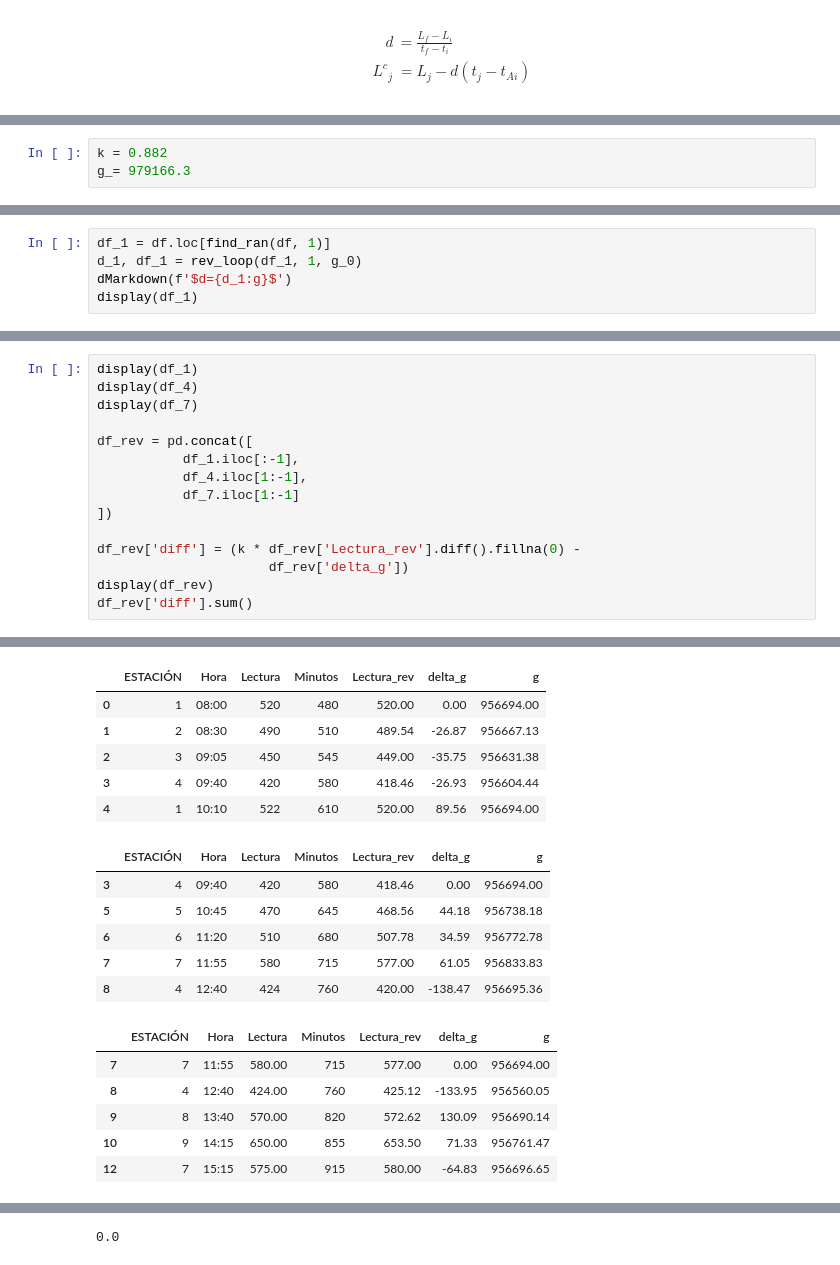
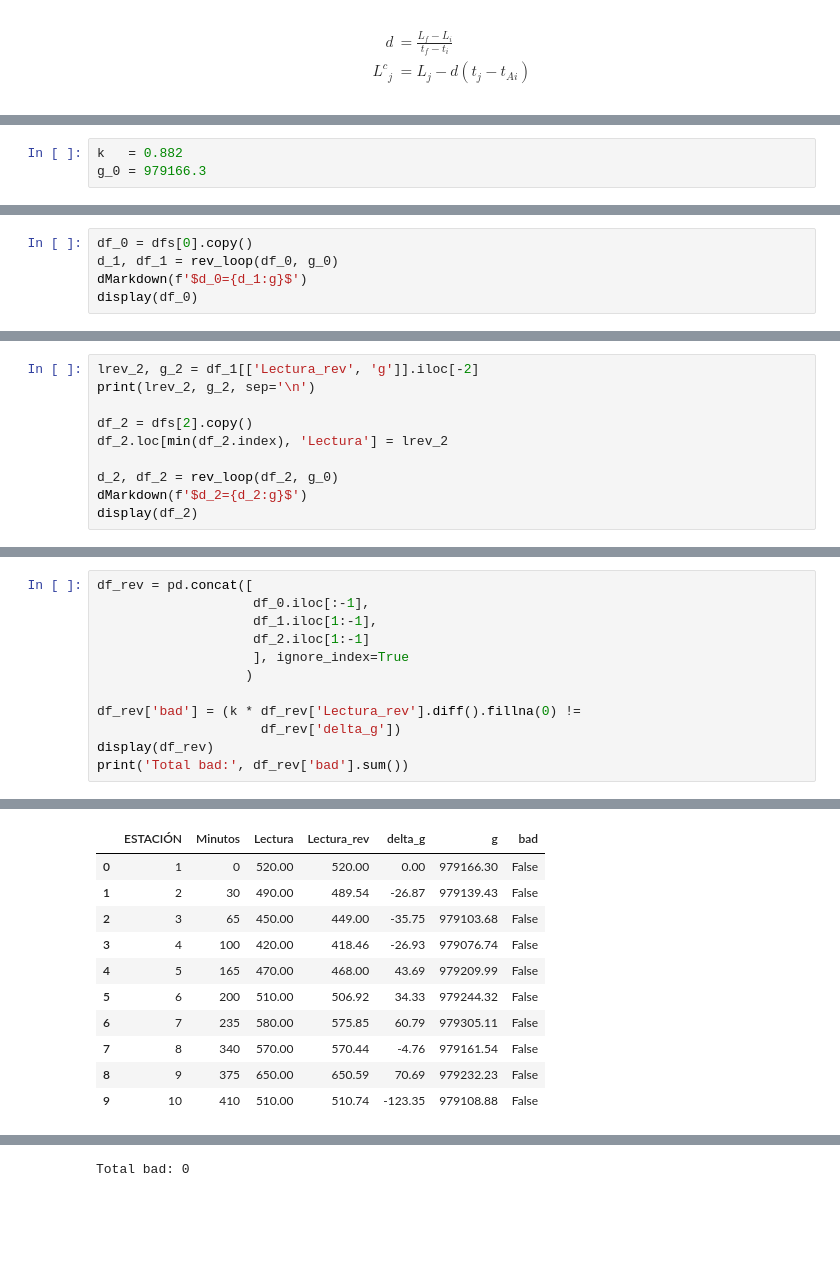
Before and after one commit to edwardptera/SHIMIA-Gravimetrico, a Jupyter notebook: Gravimetry/Deriva_Instrumental.ipynb, the cells around one changed output, grey strips where cells are left out. Saved outputs shown, nothing was run; the diff lists cells and outputs as text; blank space fills up the shorter version.

```diff
--- a/Gravimetry/Deriva_Instrumental.ipynb
+++ b/Gravimetry/Deriva_Instrumental.ipynb
@@ -140,6 +125,6 @@ display(df0.set_index("ESTACIÓN").T)
 # %%
-k = 0.882
-g_= 979166.3
+k   = 0.882
+g_0 = 979166.3
 # %% [output]
 [interactive output not drawn]
 # %%
@@ -165,7 +201,7 @@ def rev_loop(dfv, v, g):
 # %%
-df_1 = df.loc[find_ran(df, 1)]
-d_1, df_1 = rev_loop(df_1, 1, g_0)
-dMarkdown(f'$d={d_1:g}$')
-display(df_1)
+df_0 = dfs[0].copy()
+d_1, df_1 = rev_loop(df_0, g_0)
+dMarkdown(f'$d_0={d_1:g}$')
+display(df_0)
 # %% [output]
 [interactive output not drawn]
@@ -222,0 +236,10 @@ $d=-0.025$
+# %%
+lrev_2, g_2 = df_1[['Lectura_rev', 'g']].iloc[-2]
+print(lrev_2, g_2, sep='\n')
+
+df_2 = dfs[2].copy()
+df_2.loc[min(df_2.index), 'Lectura'] = lrev_2
+
+d_2, df_2 = rev_loop(df_2, g_0)
+dMarkdown(f'$d_2={d_2:g}$')
+display(df_2)
@@ -223,35 +257,25 @@ $d=-0.025$
 # %%
-display(df_1)
-display(df_4)
-display(df_7)
+df_rev = pd.concat([
+                    df_0.iloc[:-1],
+                    df_1.iloc[1:-1],
+                    df_2.iloc[1:-1]
+                    ], ignore_index=True
+                   )
 
-df_rev = pd.concat([
-           df_1.iloc[:-1],
-           df_4.iloc[1:-1],
-           df_7.iloc[1:-1]
-])
-
-df_rev['diff'] = (k * df_rev['Lectura_rev'].diff().fillna(0) -
-                      df_rev['delta_g'])
+df_rev['bad'] = (k * df_rev['Lectura_rev'].diff().fillna(0) !=
+                     df_rev['delta_g'])
 display(df_rev)
-df_rev['diff'].sum()
+print('Total bad:', df_rev['bad'].sum())
 # %% [output]
 [interactive output not drawn]
-|  | ESTACIÓN | Hora | Lectura | Minutos | Lectura_rev | delta_g | g |
-| 0 | 1 | 08:00 | 520 | 480 | 520.00 | 0.00 | 956694.00 |
-| 1 | 2 | 08:30 | 490 | 510 | 489.54 | -26.87 | 956667.13 |
-| 2 | 3 | 09:05 | 450 | 545 | 449.00 | -35.75 | 956631.38 |
-| 3 | 4 | 09:40 | 420 | 580 | 418.46 | -26.93 | 956604.44 |
-| 4 | 1 | 10:10 | 522 | 610 | 520.00 | 89.56 | 956694.00 |
+|  | ESTACIÓN | Minutos | Lectura | Lectura_rev | delta_g | g | bad |
+| 0 | 1 | 0 | 520.00 | 520.00 | 0.00 | 979166.30 | False |
+| 1 | 2 | 30 | 490.00 | 489.54 | -26.87 | 979139.43 | False |
+| 2 | 3 | 65 | 450.00 | 449.00 | -35.75 | 979103.68 | False |
+| 3 | 4 | 100 | 420.00 | 418.46 | -26.93 | 979076.74 | False |
+| 4 | 5 | 165 | 470.00 | 468.00 | 43.69 | 979209.99 | False |
+| 5 | 6 | 200 | 510.00 | 506.92 | 34.33 | 979244.32 | False |
+| 6 | 7 | 235 | 580.00 | 575.85 | 60.79 | 979305.11 | False |
+| 7 | 8 | 340 | 570.00 | 570.44 | -4.76 | 979161.54 | False |
+| 8 | 9 | 375 | 650.00 | 650.59 | 70.69 | 979232.23 | False |
+| 9 | 10 | 410 | 510.00 | 510.74 | -123.35 | 979108.88 | False |
-|  | ESTACIÓN | Hora | Lectura | Minutos | Lectura_rev | delta_g | g |
-| 3 | 4 | 09:40 | 420 | 580 | 418.46 | 0.00 | 956694.00 |
-| 5 | 5 | 10:45 | 470 | 645 | 468.56 | 44.18 | 956738.18 |
-| 6 | 6 | 11:20 | 510 | 680 | 507.78 | 34.59 | 956772.78 |
-| 7 | 7 | 11:55 | 580 | 715 | 577.00 | 61.05 | 956833.83 |
-| 8 | 4 | 12:40 | 424 | 760 | 420.00 | -138.47 | 956695.36 |
-|  | ESTACIÓN | Hora | Lectura | Minutos | Lectura_rev | delta_g | g |
-| 7 | 7 | 11:55 | 580.00 | 715 | 577.00 | 0.00 | 956694.00 |
-| 8 | 4 | 12:40 | 424.00 | 760 | 425.12 | -133.95 | 956560.05 |
-| 9 | 8 | 13:40 | 570.00 | 820 | 572.62 | 130.09 | 956690.14 |
-| 10 | 9 | 14:15 | 650.00 | 855 | 653.50 | 71.33 | 956761.47 |
-| 12 | 7 | 15:15 | 575.00 | 915 | 580.00 | -64.83 | 956696.65 |
@@ -269 +282 @@ df_rev['diff'].sum()
-0.0
+Total bad: 0
```
Also changed, not shown: parts of 11 cells of this notebook, 4 other files.
